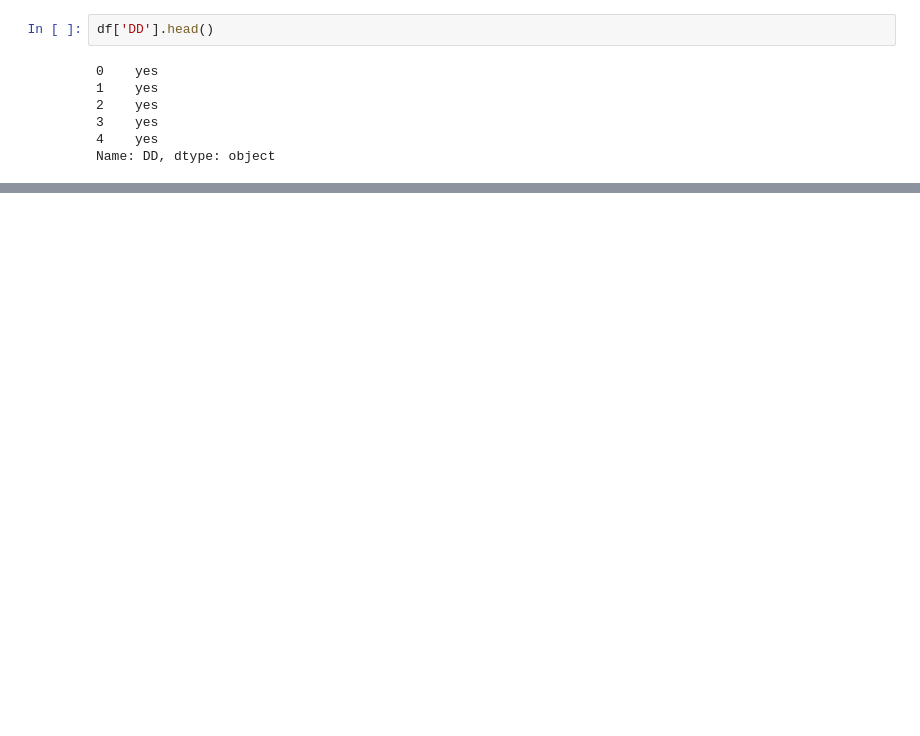
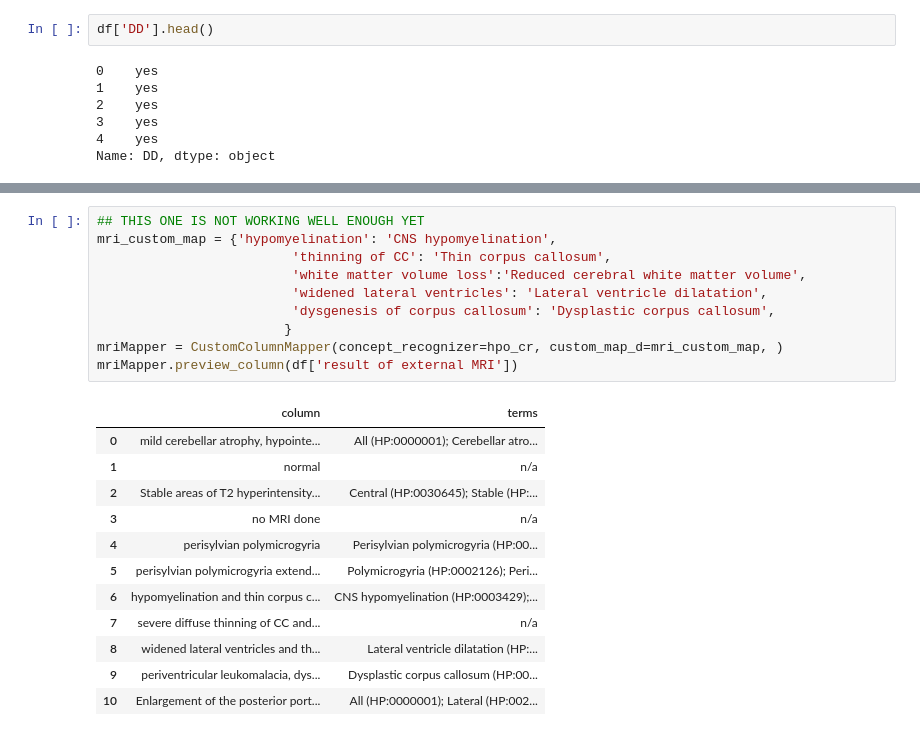
Before and after one commit to monarch-initiative/pyphetools, a Jupyter notebook: notebooks/introduction.ipynb, the cells around one changed output, grey strips where cells are left out. Drawn from its saved outputs; the diff is of its cells as text; blank space fills up the shorter version.

```diff
--- a/notebooks/introduction.ipynb
+++ b/notebooks/introduction.ipynb
@@ -188,0 +224,23 @@ Name: severity of ID, dtype: object
+# %%
+## THIS ONE IS NOT WORKING WELL ENOUGH YET
+mri_custom_map = {'hypomyelination': 'CNS hypomyelination',
+                         'thinning of CC': 'Thin corpus callosum',
+                         'white matter volume loss':'Reduced cerebral white matter volume',
+                         'widened lateral ventricles': 'Lateral ventricle dilatation',
+                         'dysgenesis of corpus callosum': 'Dysplastic corpus callosum',
+                        }
+mriMapper = CustomColumnMapper(concept_recognizer=hpo_cr, custom_map_d=mri_custom_map, )
+mriMapper.preview_column(df['result of external MRI'])
+# %% [output]
+|  | column | terms |
+| 0 | mild cerebellar atrophy, hypointe... | All (HP:0000001); Cerebellar atro... |
+| 1 | normal | n/a |
+| 2 | Stable areas of T2 hyperintensity... | Central (HP:0030645); Stable (HP:... |
+| 3 | no MRI done | n/a |
+| 4 | perisylvian polymicrogyria | Perisylvian polymicrogyria (HP:00... |
+| 5 | perisylvian polymicrogyria extend... | Polymicrogyria (HP:0002126); Peri... |
+| 6 | hypomyelination and thin corpus c... | CNS hypomyelination (HP:0003429);... |
+| 7 | severe diffuse thinning of CC and... | n/a |
+| 8 | widened lateral ventricles and th... | Lateral ventricle dilatation (HP:... |
+| 9 | periventricular leukomalacia, dys... | Dysplastic corpus callosum (HP:00... |
+| 10 | Enlargement of the posterior port... | All (HP:0000001); Lateral (HP:002... |
```
Also changed, not shown: parts of 28 cells of this notebook, 7 other files.
